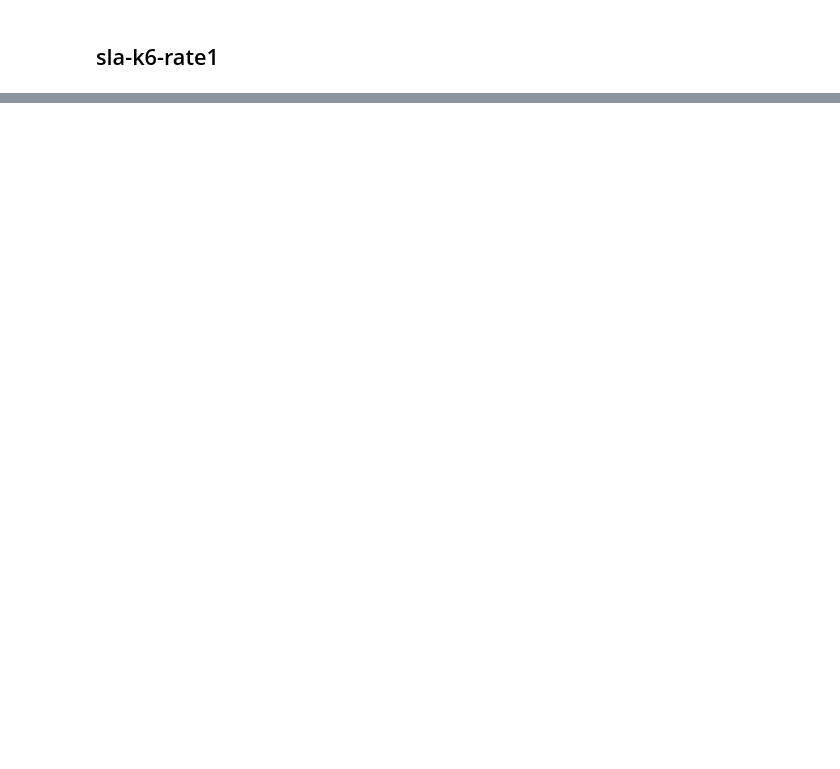
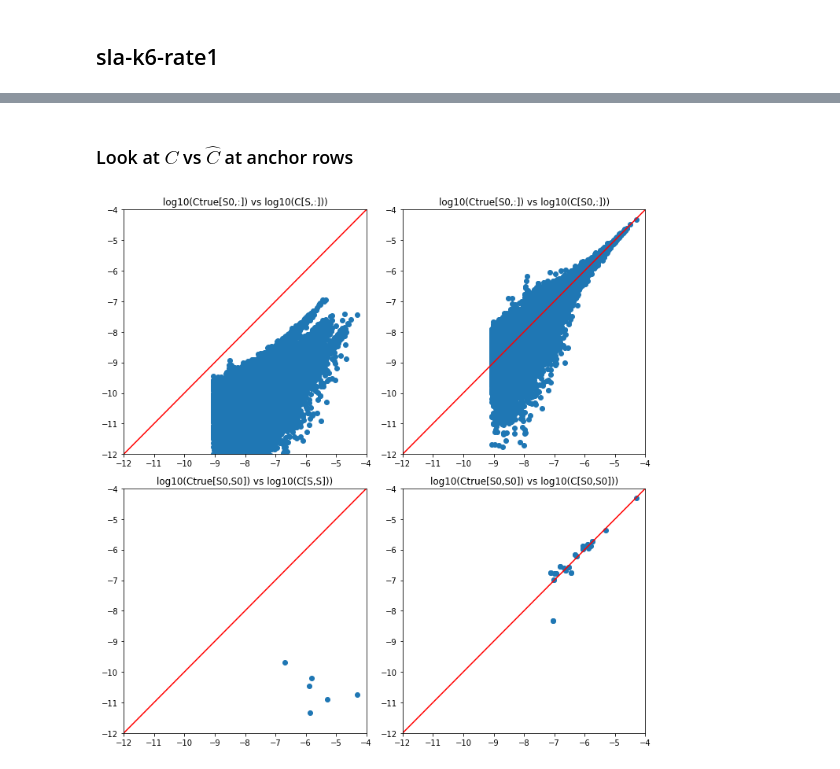
Before and after one commit to zihao12/pyJSMF-RAW, a Jupyter notebook: experiments/sla_multinomial1.ipynb, the cells around one changed output, grey strips where cells are left out. Cells and saved outputs as stored; diff of their text form; code cells hidden in the pictures; blank space fills up the shorter version.

```diff
--- a/experiments/sla_multinomial1.ipynb
+++ b/experiments/sla_multinomial1.ipynb
@@ -112,0 +164,38 @@ matched topic idx
+# %% [markdown]
+### Look at $C$ vs $\hat{C}$ at anchor rows
+# %%
+C = fitted['C']
+Ctrue = fitted['Ftrue'] @ fitted['Ltrue'].T
+Ctrue = Ctrue @ Ctrue.T
+Ctrue /= Ctrue.sum()
+
+
+fig, axes = plt.subplots(2, 2, figsize = (10, 10))
+custom_xlim = (-12, -4)
+custom_ylim = (-12, -4)
+
+# Setting the values for all axes.
+plt.setp(axes, xlim=custom_xlim, ylim=custom_ylim)
+
+axes[0, 0].scatter(np.log10(Ctrue[S0[idx2],:]), np.log10(C[S[idx],:]))
+axes[0, 0].plot(custom_xlim, custom_ylim, 'k-', color = "red")
+axes[0, 0].set_title('log10(Ctrue[S0,:]) vs log10(C[S,:]))')
+
+axes[0, 1].scatter(np.log10(Ctrue[S0[idx2],:]), np.log10(C[S0[idx2],:]))
+axes[0, 1].plot(custom_xlim, custom_ylim, 'k-', color = "red")
+axes[0, 1].set_title(f'log10(Ctrue[S0,:]) vs log10(C[S0,:]))')
+
+axes[1, 0].scatter(np.log10(Ctrue[np.ix_(S0[idx2], S0[idx2])]), np.log10(C[np.ix_(S[idx], S[idx])]))
+axes[1, 0].plot(custom_xlim, custom_ylim, 'k-', color = "red")
+axes[1, 0].set_title(f'log10(Ctrue[S0,S0]) vs log10(C[S,S]))')
+
+
+axes[1, 1].scatter(np.log10(Ctrue[np.ix_(S0, S0)]), np.log10(C[np.ix_(S0, S0)]))
+axes[1, 1].plot(custom_xlim, custom_ylim, 'k-', color = "red")
+axes[1, 1].set_title(f'log10(Ctrue[S0,S0]) vs log10(C[S0,S0]))')
+
+
+plt.tight_layout()
+plt.show()
+# %% [output]
+[figure, added]
```
Also changed, not shown: parts of 6 cells of this notebook, 1 other file.
